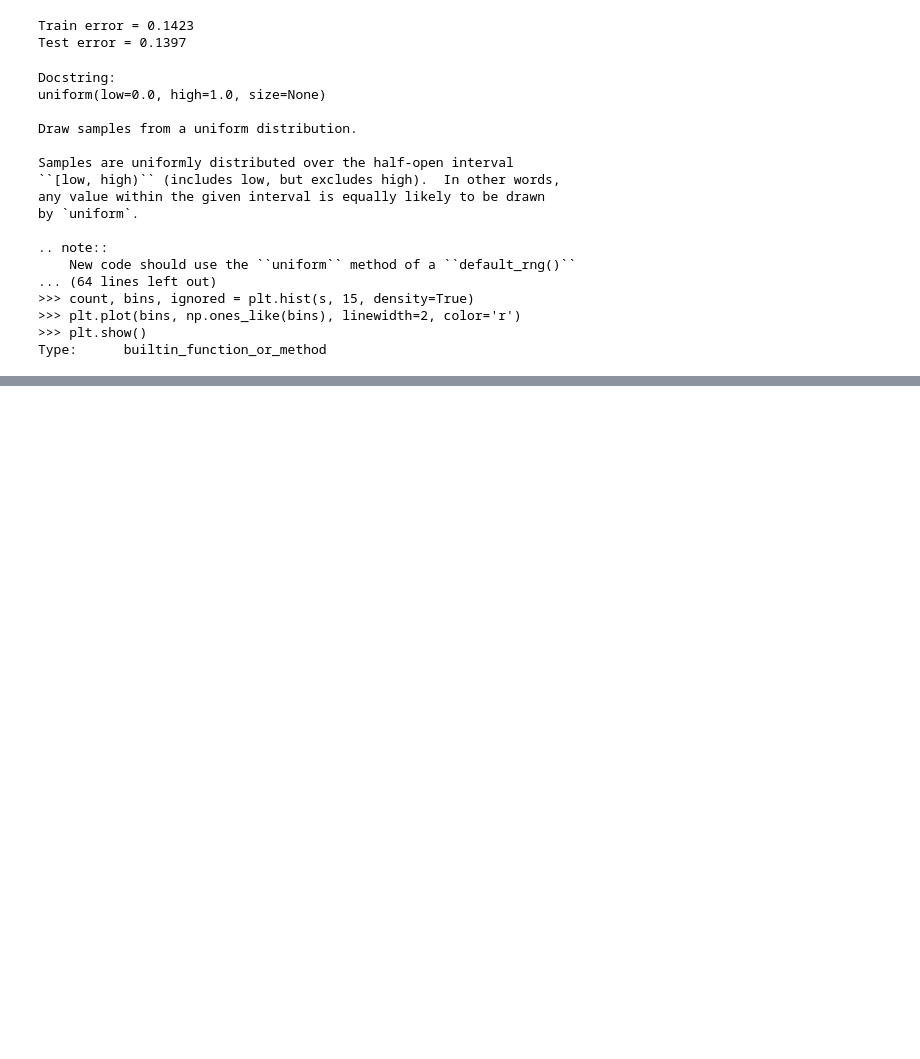
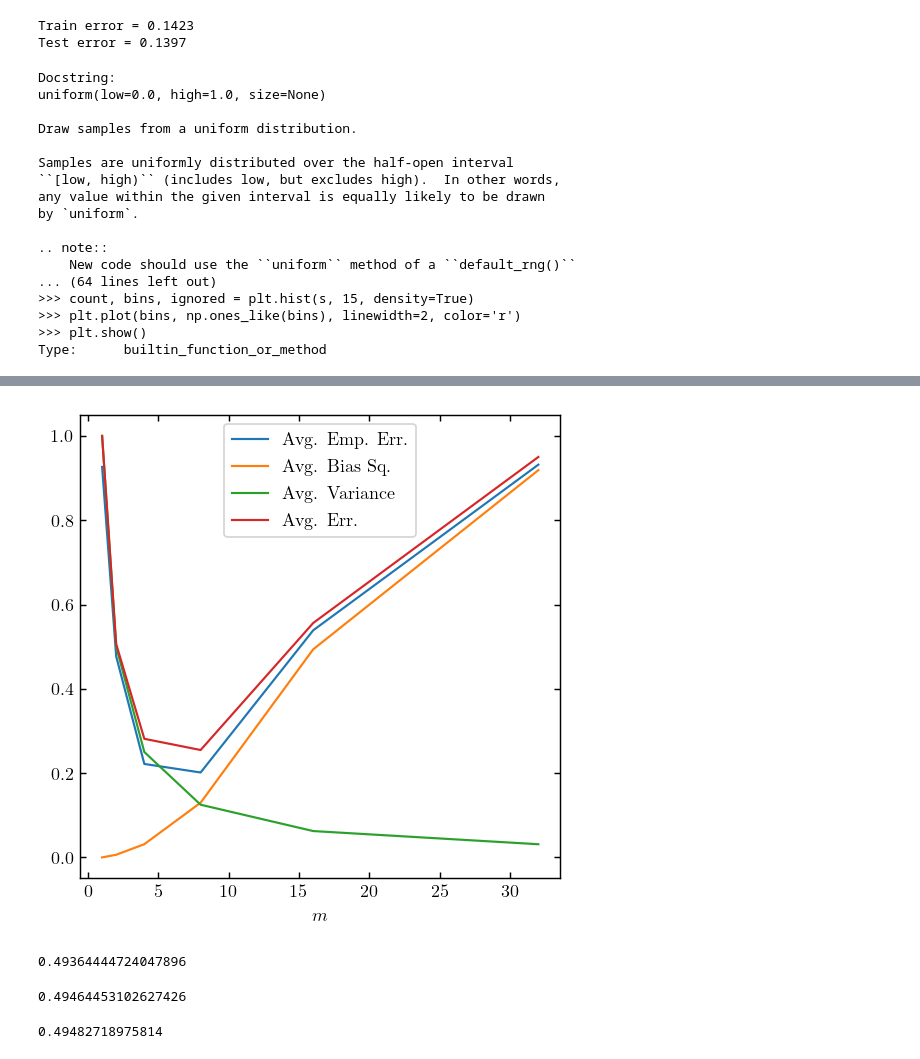
Before and after one commit to jfcrenshaw/cse546, a Jupyter notebook: hw1/code/hw1.ipynb, the cells around one changed output, grey strips where cells are left out. Drawn from its saved outputs; the diff is of its cells as text; code cells hidden in the pictures; blank space fills up the shorter version.

```diff
--- a/hw1/code/hw1.ipynb
+++ b/hw1/code/hw1.ipynb
@@ -307,0 +334,30 @@ Type:      builtin_function_or_method
+# %%
+# the four quantities to plot
+avg_emp_err = lambda m: np.mean( (fhat(m) - f)**2 )
+avg_bias_sq = lambda m: np.mean( (fbar(m) - f)**2 )
+avg_var = lambda m: 1/m
+avg_err = lambda m: avg_bias_sq(m) + avg_var(m)
+
+# make the plot
+fig = plt.figure(figsize=(4,4), constrained_layout=True)
+plt.plot(M, [avg_emp_err(m) for m in M], label='Avg. Emp. Err.')
+plt.plot(M, [avg_bias_sq(m) for m in M], label='Avg. Bias Sq.')
+plt.plot(M, [avg_var(m) for m in M], label='Avg. Variance')
+plt.plot(M, [avg_err(m) for m in M], label='Avg. Err.')
+plt.legend()
+plt.xlabel('$m$')
+fig.savefig('../B1d.pdf')
+# %% [output]
+[figure, added]
+# %%
+avg_bias_sq(int(len(x)/16))
+# %% [output]
+0.49364444724047896
+# %%
+avg_bias_sq(int(len(x)/16))
+# %% [output]
+0.49464453102627426
+# %%
+avg_bias_sq(int(len(x)/16))
+# %% [output]
+0.49482718975814
```
Also changed, not shown: parts of 1 cell of this notebook, 3 other files.
